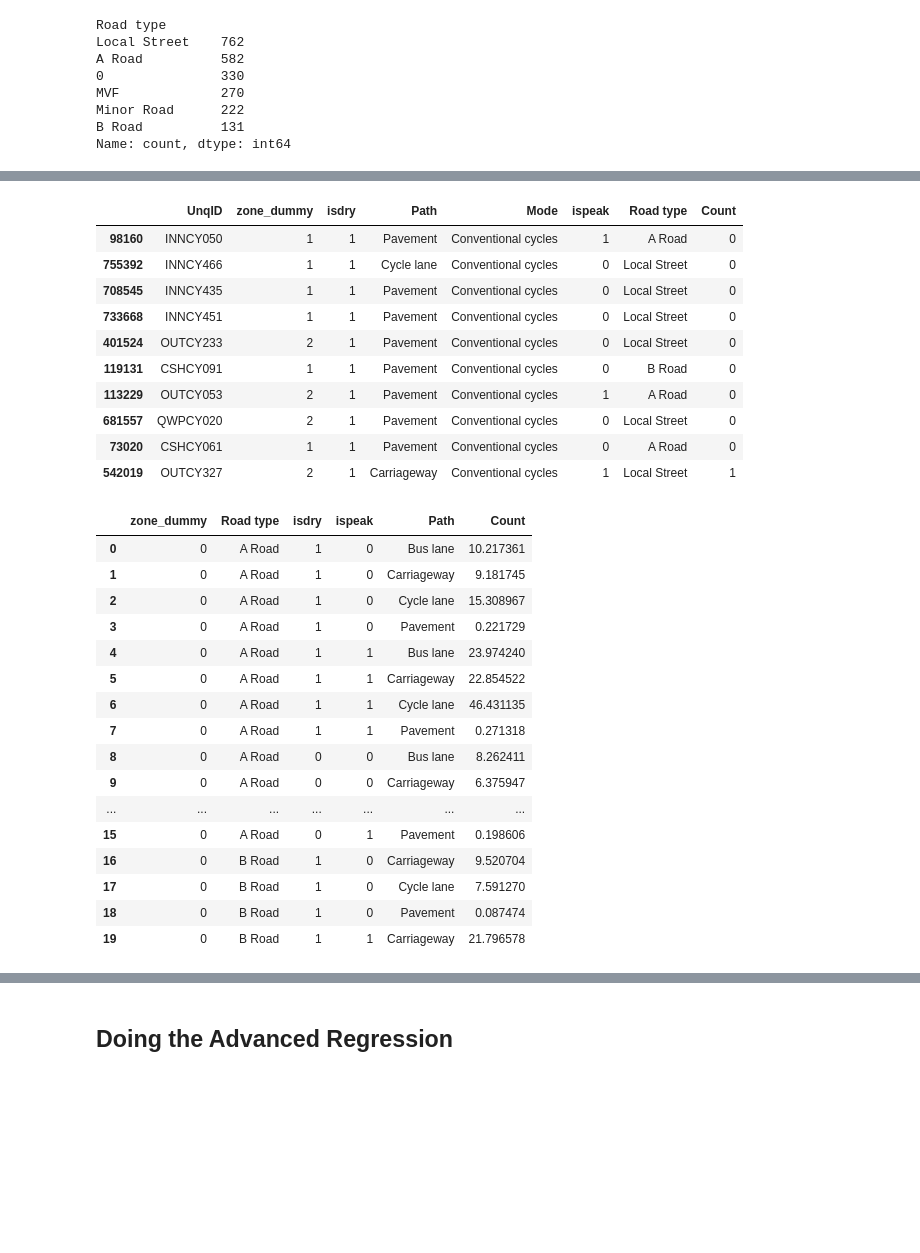
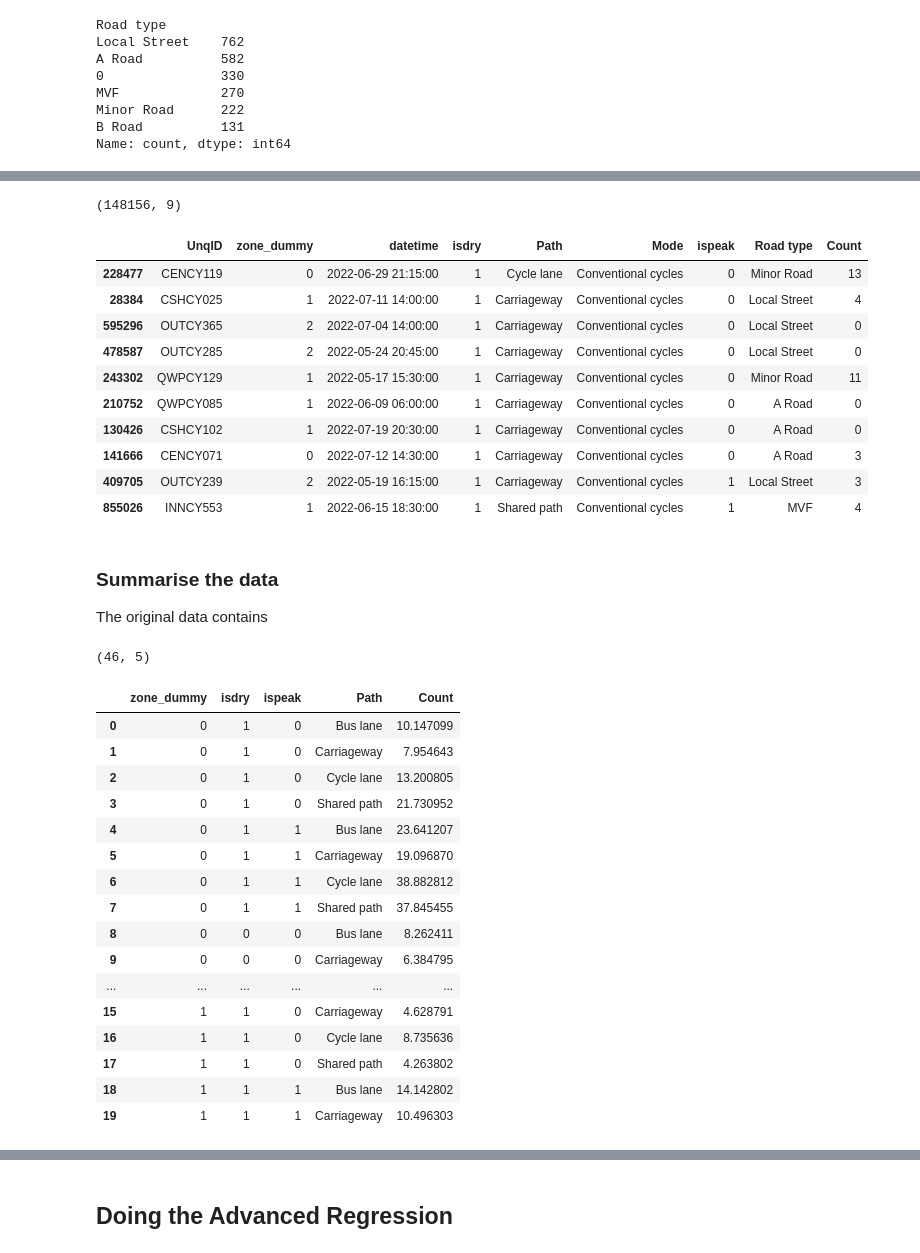
Before and after one commit to sokimura39/QM_Group, a Jupyter notebook: regression.ipynb, the cells around one changed output, grey strips where cells are left out. Cells and saved outputs as stored; diff of their text form; code cells hidden in the pictures; blank space fills up the shorter version.

```diff
--- a/regression.ipynb
+++ b/regression.ipynb
@@ -64,44 +84,52 @@ count_joined['zone_dummy'] = count_joined.Zone.map({'Central': 0, 'Inner': 1, 'O
 count_joined['isdry'] = count_joined.Weather.map({'Dry': 1, 'Wet': 0})
 
 # extracting the required columns
-columns = ['UnqID', 'zone_dummy', 'isdry', 'Path', 'Mode', 'ispeak', 'Road type', 'Count']
+columns = ['UnqID', 'zone_dummy', 'datetime', 'isdry', 'Path', 'Mode', 'ispeak', 'Road type', 'Count']
 count_df = count_joined[columns]
 
 # filtering conventional cycles and where road type is defined
-count_df = count_df[(count_df.Mode == 'Conventional cycles') & (count_df['Road type'] != 0)]
+count_df = count_df[(count_df.Mode == 'Conventional cycles') & (count_df['Road type'] != 0) & (count_df['Path'] != 'Pavement')]
 
+print(count_df[count_df.Count > 0].shape)
 count_df.sample(10)
 # %% [output]
+(148156, 9)
-|  | UnqID | zone_dummy | isdry | Path | Mode | ispeak | Road type | Count |
-| 98160 | INNCY050 | 1 | 1 | Pavement | Conventional cycles | 1 | A Road | 0 |
-| 755392 | INNCY466 | 1 | 1 | Cycle lane | Conventional cycles | 0 | Local Street | 0 |
-| 708545 | INNCY435 | 1 | 1 | Pavement | Conventional cycles | 0 | Local Street | 0 |
-| 733668 | INNCY451 | 1 | 1 | Pavement | Conventional cycles | 0 | Local Street | 0 |
-| 401524 | OUTCY233 | 2 | 1 | Pavement | Conventional cycles | 0 | Local Street | 0 |
-| 119131 | CSHCY091 | 1 | 1 | Pavement | Conventional cycles | 0 | B Road | 0 |
-| 113229 | OUTCY053 | 2 | 1 | Pavement | Conventional cycles | 1 | A Road | 0 |
-| 681557 | QWPCY020 | 2 | 1 | Pavement | Conventional cycles | 0 | Local Street | 0 |
-| 73020 | CSHCY061 | 1 | 1 | Pavement | Conventional cycles | 0 | A Road | 0 |
-| 542019 | OUTCY327 | 2 | 1 | Carriageway | Conventional cycles | 1 | Local Street | 1 |
+|  | UnqID | zone_dummy | datetime | isdry | Path | Mode | ispeak | Road type | Count |
+| 228477 | CENCY119 | 0 | 2022-06-29 21:15:00 | 1 | Cycle lane | Conventional cycles | 0 | Minor Road | 13 |
+| 28384 | CSHCY025 | 1 | 2022-07-11 14:00:00 | 1 | Carriageway | Conventional cycles | 0 | Local Street | 4 |
+| 595296 | OUTCY365 | 2 | 2022-07-04 14:00:00 | 1 | Carriageway | Conventional cycles | 0 | Local Street | 0 |
+| 478587 | OUTCY285 | 2 | 2022-05-24 20:45:00 | 1 | Carriageway | Conventional cycles | 0 | Local Street | 0 |
+| 243302 | QWPCY129 | 1 | 2022-05-17 15:30:00 | 1 | Carriageway | Conventional cycles | 0 | Minor Road | 11 |
+| 210752 | QWPCY085 | 1 | 2022-06-09 06:00:00 | 1 | Carriageway | Conventional cycles | 0 | A Road | 0 |
+| 130426 | CSHCY102 | 1 | 2022-07-19 20:30:00 | 1 | Carriageway | Conventional cycles | 0 | A Road | 0 |
+| 141666 | CENCY071 | 0 | 2022-07-12 14:30:00 | 1 | Carriageway | Conventional cycles | 0 | A Road | 3 |
+| 409705 | OUTCY239 | 2 | 2022-05-19 16:15:00 | 1 | Carriageway | Conventional cycles | 1 | Local Street | 3 |
+| 855026 | INNCY553 | 1 | 2022-06-15 18:30:00 | 1 | Shared path | Conventional cycles | 1 | MVF | 4 |
+# %% [markdown]
+### Summarise the data
+
+The original data contains
 # %%
 # use groupby() to get the average number of cycles for every 15 minutes in each situation
-count_summary = count_df.groupby(['zone_dummy', 'Road type', 'isdry', 'ispeak', 'Path']).Count.mean().dropna().reset_index()
+count_summary = count_df.groupby(['zone_dummy', 'isdry', 'ispeak', 'Path']).Count.mean().dropna().reset_index()
+print(count_summary.shape)
 count_summary.head(20)
 # %% [output]
+(46, 5)
-|  | zone_dummy | Road type | isdry | ispeak | Path | Count |
-| 0 | 0 | A Road | 1 | 0 | Bus lane | 10.217361 |
-| 1 | 0 | A Road | 1 | 0 | Carriageway | 9.181745 |
-| 2 | 0 | A Road | 1 | 0 | Cycle lane | 15.308967 |
-| 3 | 0 | A Road | 1 | 0 | Pavement | 0.221729 |
-| 4 | 0 | A Road | 1 | 1 | Bus lane | 23.974240 |
-| 5 | 0 | A Road | 1 | 1 | Carriageway | 22.854522 |
-| 6 | 0 | A Road | 1 | 1 | Cycle lane | 46.431135 |
-| 7 | 0 | A Road | 1 | 1 | Pavement | 0.271318 |
-| 8 | 0 | A Road | 0 | 0 | Bus lane | 8.262411 |
-| 9 | 0 | A Road | 0 | 0 | Carriageway | 6.375947 |
-| ... | ... | ... | ... | ... | ... | ... |
-| 15 | 0 | A Road | 0 | 1 | Pavement | 0.198606 |
-| 16 | 0 | B Road | 1 | 0 | Carriageway | 9.520704 |
-| 17 | 0 | B Road | 1 | 0 | Cycle lane | 7.591270 |
-| 18 | 0 | B Road | 1 | 0 | Pavement | 0.087474 |
-| 19 | 0 | B Road | 1 | 1 | Carriageway | 21.796578 |
+|  | zone_dummy | isdry | ispeak | Path | Count |
+| 0 | 0 | 1 | 0 | Bus lane | 10.147099 |
+| 1 | 0 | 1 | 0 | Carriageway | 7.954643 |
+| 2 | 0 | 1 | 0 | Cycle lane | 13.200805 |
+| 3 | 0 | 1 | 0 | Shared path | 21.730952 |
+| 4 | 0 | 1 | 1 | Bus lane | 23.641207 |
+| 5 | 0 | 1 | 1 | Carriageway | 19.096870 |
+| 6 | 0 | 1 | 1 | Cycle lane | 38.882812 |
+| 7 | 0 | 1 | 1 | Shared path | 37.845455 |
+| 8 | 0 | 0 | 0 | Bus lane | 8.262411 |
+| 9 | 0 | 0 | 0 | Carriageway | 6.384795 |
+| ... | ... | ... | ... | ... | ... |
+| 15 | 1 | 1 | 0 | Carriageway | 4.628791 |
+| 16 | 1 | 1 | 0 | Cycle lane | 8.735636 |
+| 17 | 1 | 1 | 0 | Shared path | 4.263802 |
+| 18 | 1 | 1 | 1 | Bus lane | 14.142802 |
+| 19 | 1 | 1 | 1 | Carriageway | 10.496303 |
```
Also changed, not shown: parts of 12 cells of this notebook, 1 other file.
